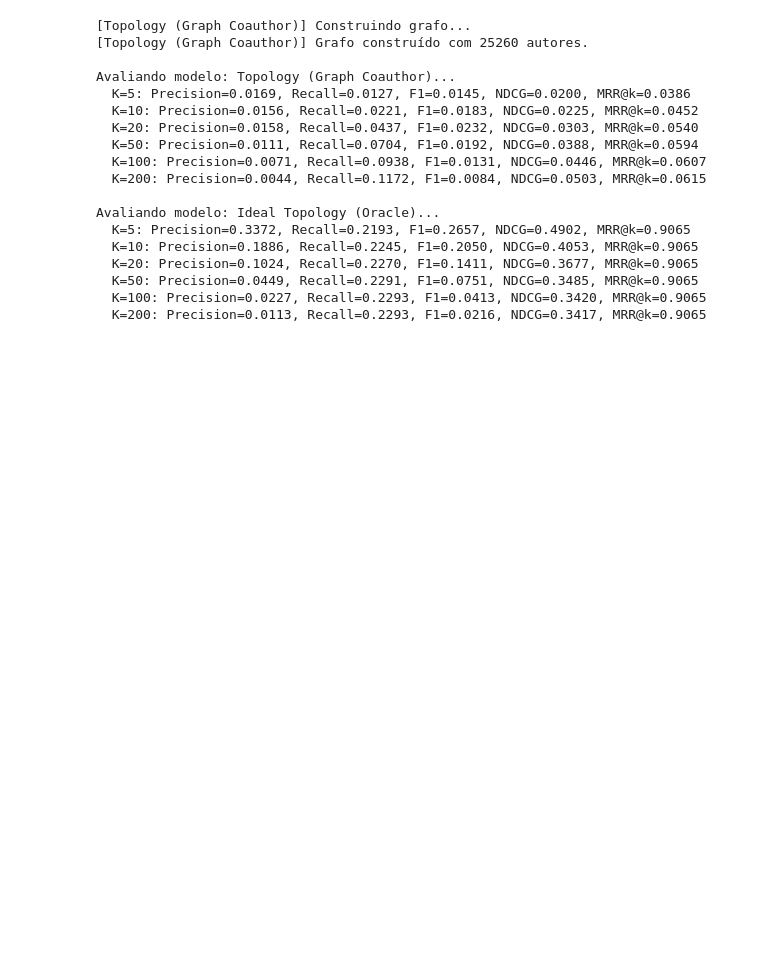
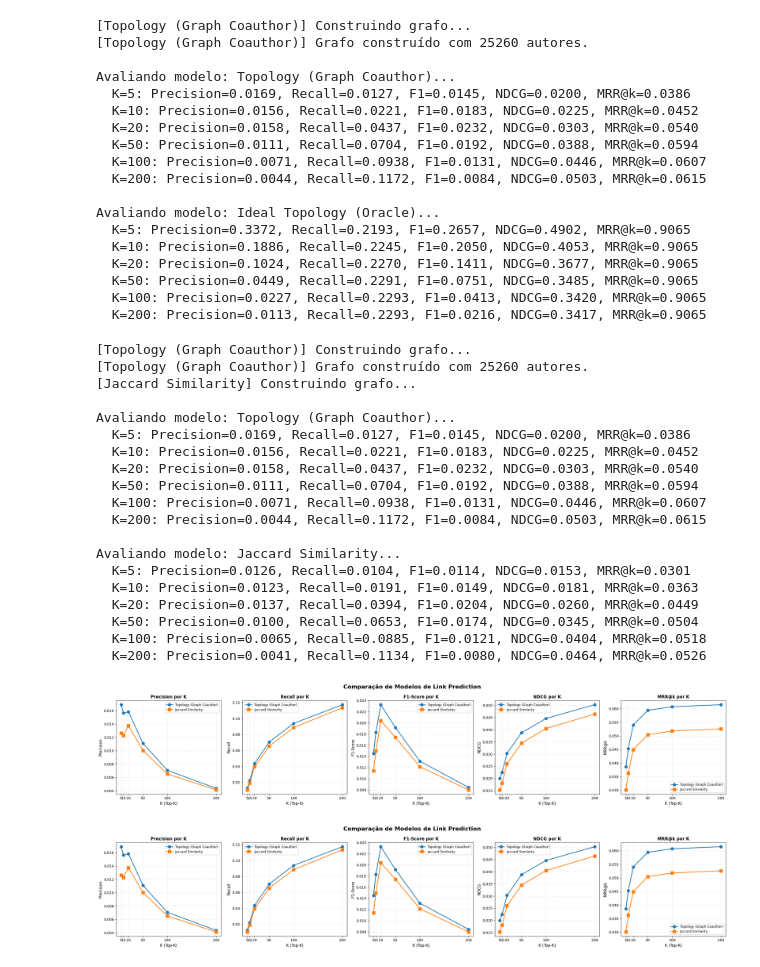
Before and after one commit to BSBContreras/link-prediction, a Jupyter notebook: link_prediction_model_topology.ipynb, the cells around one changed output. Cells and saved outputs as stored; diff of their text form; code cells hidden in the pictures; blank space fills up the shorter version.

```diff
--- a/link_prediction_model_topology.ipynb
+++ b/link_prediction_model_topology.ipynb
@@ -351,4 +447,38 @@ Avaliando modelo: Ideal Topology (Oracle)...
   K=100: Precision=0.0227, Recall=0.2293, F1=0.0413, NDCG=0.3420, MRR@k=0.9065
   K=200: Precision=0.0113, Recall=0.2293, F1=0.0216, NDCG=0.3417, MRR@k=0.9065
 # %%
-# plot_model_comparison(metrics)
+topo_model = TopologyRecommender()
+jaccard_model = JaccardRecommender()
+
+models = [
+    topo_model,
+    jaccard_model
+]
+
+for model in models:
+    model.fit(train_df)
+
+metrics = evaluate_models(models, test_ground_truth, train_graph, K_values=[5, 10, 20, 50, 100, 200])
+plot_model_comparison(metrics)
+# %% [output]
+[Topology (Graph Coauthor)] Construindo grafo...
+[Topology (Graph Coauthor)] Grafo construído com 25260 autores.
+[Jaccard Similarity] Construindo grafo...
+
+Avaliando modelo: Topology (Graph Coauthor)...
+  K=5: Precision=0.0169, Recall=0.0127, F1=0.0145, NDCG=0.0200, MRR@k=0.0386
+  K=10: Precision=0.0156, Recall=0.0221, F1=0.0183, NDCG=0.0225, MRR@k=0.0452
+  K=20: Precision=0.0158, Recall=0.0437, F1=0.0232, NDCG=0.0303, MRR@k=0.0540
+  K=50: Precision=0.0111, Recall=0.0704, F1=0.0192, NDCG=0.0388, MRR@k=0.0594
+  K=100: Precision=0.0071, Recall=0.0938, F1=0.0131, NDCG=0.0446, MRR@k=0.0607
+  K=200: Precision=0.0044, Recall=0.1172, F1=0.0084, NDCG=0.0503, MRR@k=0.0615
+
+Avaliando modelo: Jaccard Similarity...
+  K=5: Precision=0.0126, Recall=0.0104, F1=0.0114, NDCG=0.0153, MRR@k=0.0301
+  K=10: Precision=0.0123, Recall=0.0191, F1=0.0149, NDCG=0.0181, MRR@k=0.0363
+  K=20: Precision=0.0137, Recall=0.0394, F1=0.0204, NDCG=0.0260, MRR@k=0.0449
+  K=50: Precision=0.0100, Recall=0.0653, F1=0.0174, NDCG=0.0345, MRR@k=0.0504
+  K=100: Precision=0.0065, Recall=0.0885, F1=0.0121, NDCG=0.0404, MRR@k=0.0518
+  K=200: Precision=0.0041, Recall=0.1134, F1=0.0080, NDCG=0.0464, MRR@k=0.0526
+[figure, added]
+[figure, added]
```
Also changed, not shown: parts of 2 cells of this notebook, 1 other file.
